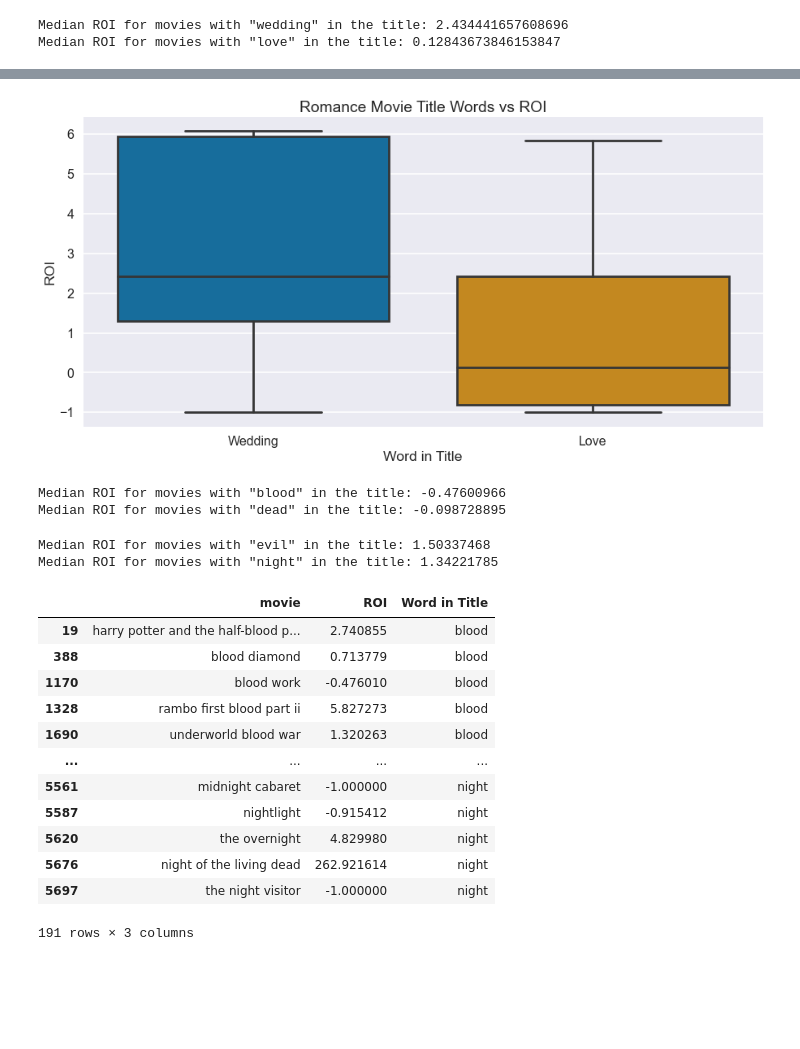
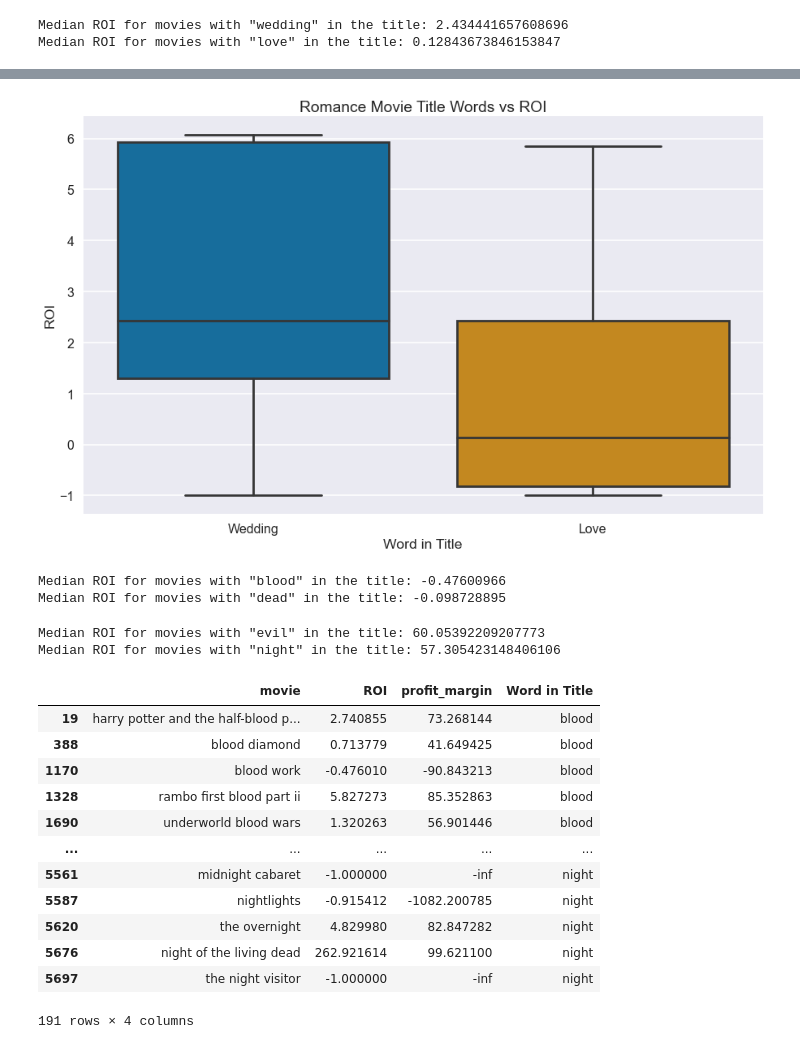
Before and after one commit to LindstromKyle/DSC-Flatiron-Project-1, a Jupyter notebook: Title_Words.ipynb, the cells around one changed output, grey strips where cells are left out. Cells and saved outputs as stored; diff of their text form; code cells hidden in the pictures; blank space fills up the shorter version.

Commit message:
Proof for genres, additional word analysis, budget regression

```diff
--- a/Title_Words.ipynb
+++ b/Title_Words.ipynb
@@ -13,5 +13,6 @@ money_columns = ['production_budget','domestic_gross','worldwide_gross']
 tn_movie_budgets[money_columns] = tn_movie_budgets[money_columns].replace([',','\$'], '', regex = True).astype(int)
 tn_movie_budgets['profit'] = tn_movie_budgets['worldwide_gross'] - tn_movie_budgets['production_budget']
 tn_movie_budgets['ROI'] = tn_movie_budgets['profit'] / tn_movie_budgets['production_budget']
+tn_movie_budgets['profit_margin'] = tn_movie_budgets['profit'] / tn_movie_budgets['worldwide_gross'] * 100
 tn_movie_budgets
 # %% [output]
@@ -31,9 +50,10 @@ tn_movie_budgets
 # %%
-title_vs_gross = pd.DataFrame(tn_movie_budgets[['movie','ROI']])
+title_vs_gross = pd.DataFrame(tn_movie_budgets[['movie','ROI','profit_margin']])
+
 
 title_vs_gross['movie'] = title_vs_gross['movie'].str.lower()
 title_vs_gross['movie'] = title_vs_gross['movie'].replace([':','\.','\,',"'",'!'], '', regex = True)
-title_vs_gross['movie'] = title_vs_gross['movie'].str.replace(r'(\w{2,})s\b', r'\1')
+#title_vs_gross['movie'] = title_vs_gross['movie'].str.replace(r'(\w{2,})s\b', r'\1')
 
 #display(title_vs_gross)
 
@@ -64,7 +84,7 @@ words_difference = words_success.merge(words_fail, on = 'word')
 
 words_difference['difference'] = words_difference['count_x'] - words_difference['count_y']
 
-display(words_difference.sort_values(by = 'difference', ascending = False).tail(25))
+display(words_difference.sort_values(by = 'difference', ascending = False).tail(50))
 
 print(len(cleaned_titles_success))
 print(len(cleaned_titles_fail))
@@ -121,10 +141,10 @@ seaborn_boxplot_df
 # %%
-fig, ax = plt.subplots(figsize = (15,7))
+fig, ax = plt.subplots(figsize = (15,9))
 
 ax = sns.boxplot(x = seaborn_boxplot_df['Word in Title'], y = seaborn_boxplot_df['ROI'], showfliers = False)
 ax.set_title("Romance Movie Title Words vs ROI");
 # %% [output]
-[figure, old version]
+[figure, new version]
 # %%
 blood_roi = title_vs_gross.loc[title_vs_gross['movie'].str.contains('blood')]
 print('Median ROI for movies with "blood" in the title:',blood_roi['ROI'].median())
@@ -135,12 +155,12 @@ Median ROI for movies with "blood" in the title: -0.47600966
 Median ROI for movies with "dead" in the title: -0.098728895
 # %%
 evil_roi = title_vs_gross.loc[title_vs_gross['movie'].str.contains('evil')]
-print('Median ROI for movies with "evil" in the title:',evil_roi['ROI'].median())
+print('Median ROI for movies with "evil" in the title:',evil_roi['profit_margin'].median())
 night_roi = title_vs_gross.loc[title_vs_gross['movie'].str.contains('night')]
-print('Median ROI for movies with "night" in the title:',night_roi['ROI'].median())
+print('Median ROI for movies with "night" in the title:',night_roi['profit_margin'].median())
 # %% [output]
-Median ROI for movies with "evil" in the title: 1.50337468
-Median ROI for movies with "night" in the title: 1.34221785
+Median ROI for movies with "evil" in the title: 60.05392209207773
+Median ROI for movies with "night" in the title: 57.305423148406106
 # %%
 thriller_boxplot_df = pd.concat([blood_roi,dead_roi,evil_roi,night_roi])
 
@@ -151,17 +171,17 @@ thriller_boxplot_df.loc[thriller_boxplot_df['movie'].str.contains('night'),['Wor
 
 thriller_boxplot_df
 # %% [output]
-|  | movie | ROI | Word in Title |
-| 19 | harry potter and the half-blood p... | 2.740855 | blood |
-| 388 | blood diamond | 0.713779 | blood |
-| 1170 | blood work | -0.476010 | blood |
-| 1328 | rambo first blood part ii | 5.827273 | blood |
-| 1690 | underworld blood war | 1.320263 | blood |
-| ... | ... | ... | ... |
-| 5561 | midnight cabaret | -1.000000 | night |
-| 5587 | nightlight | -0.915412 | night |
-| 5620 | the overnight | 4.829980 | night |
-| 5676 | night of the living dead | 262.921614 | night |
-| 5697 | the night visitor | -1.000000 | night |
+|  | movie | ROI | profit_margin | Word in Title |
+| 19 | harry potter and the half-blood p... | 2.740855 | 73.268144 | blood |
+| 388 | blood diamond | 0.713779 | 41.649425 | blood |
+| 1170 | blood work | -0.476010 | -90.843213 | blood |
+| 1328 | rambo first blood part ii | 5.827273 | 85.352863 | blood |
+| 1690 | underworld blood wars | 1.320263 | 56.901446 | blood |
+| ... | ... | ... | ... | ... |
+| 5561 | midnight cabaret | -1.000000 | -inf | night |
+| 5587 | nightlights | -0.915412 | -1082.200785 | night |
+| 5620 | the overnight | 4.829980 | 82.847282 | night |
+| 5676 | night of the living dead | 262.921614 | 99.621100 | night |
+| 5697 | the night visitor | -1.000000 | -inf | night |
-191 rows × 3 columns
+191 rows × 4 columns
 # %%
```
Also changed, not shown: parts of 8 cells of this notebook, 3 other files.
